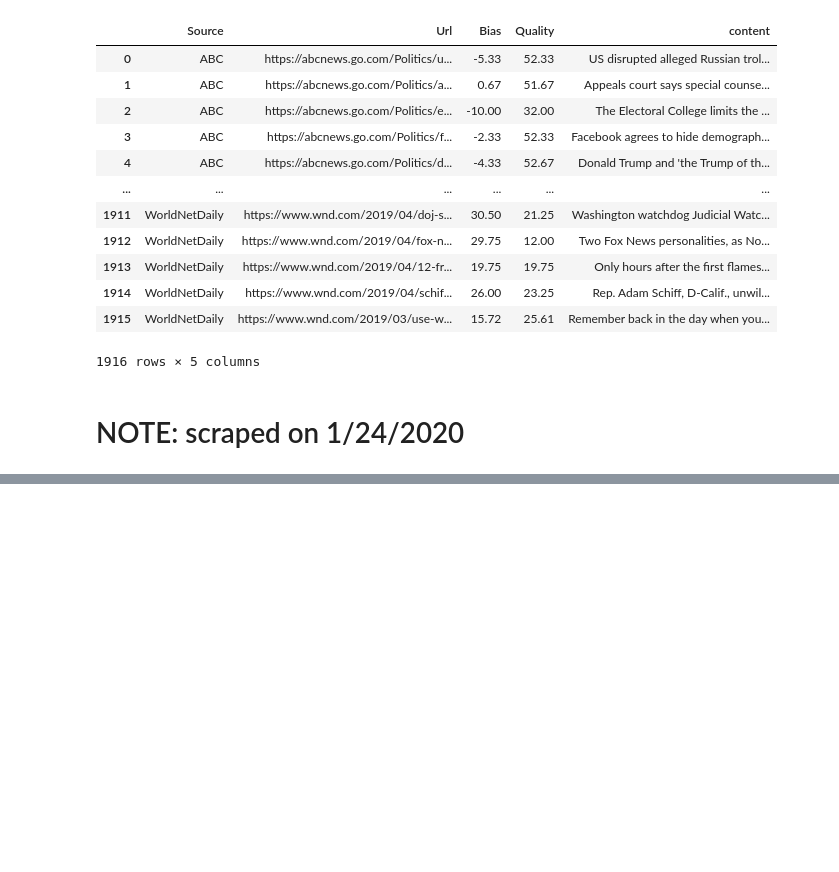
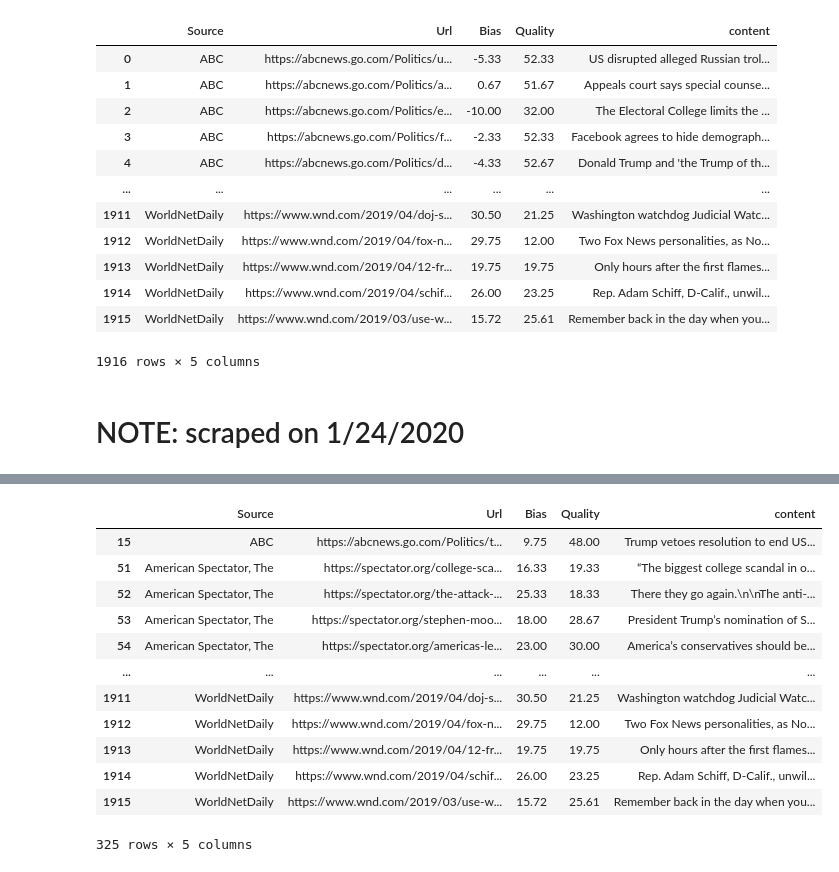
Before and after one commit to WarmCyan/news-bias-research, a Jupyter notebook: notebooks/13_ArticleLevel.ipynb, the cells around one changed output, grey strips where cells are left out. Drawn from its saved outputs; the diff is of its cells as text; code cells hidden in the pictures; blank space fills up the shorter version.

```diff
--- a/notebooks/13_ArticleLevel.ipynb
+++ b/notebooks/13_ArticleLevel.ipynb
@@ -90,0 +159,17 @@ df.to_pickle("../data/raw/mbc_scraped.pkl")
+# %%
+right_df = df_clean[df_clean.Bias > 8.4]
+right_df
+# %% [output]
+|  | Source | Url | Bias | Quality | content |
+| 15 | ABC | https://abcnews.go.com/Politics/t... | 9.75 | 48.00 | Trump vetoes resolution to end US... |
+| 51 | American Spectator, The | https://spectator.org/college-sca... | 16.33 | 19.33 | “The biggest college scandal in o... |
+| 52 | American Spectator, The | https://spectator.org/the-attack-... | 25.33 | 18.33 | There they go again.\n\nThe anti-... |
+| 53 | American Spectator, The | https://spectator.org/stephen-moo... | 18.00 | 28.67 | President Trump’s nomination of S... |
+| 54 | American Spectator, The | https://spectator.org/americas-le... | 23.00 | 30.00 | America’s conservatives should be... |
+| ... | ... | ... | ... | ... | ... |
+| 1911 | WorldNetDaily | https://www.wnd.com/2019/04/doj-s... | 30.50 | 21.25 | Washington watchdog Judicial Watc... |
+| 1912 | WorldNetDaily | https://www.wnd.com/2019/04/fox-n... | 29.75 | 12.00 | Two Fox News personalities, as No... |
+| 1913 | WorldNetDaily | https://www.wnd.com/2019/04/12-fr... | 19.75 | 19.75 | Only hours after the first flames... |
+| 1914 | WorldNetDaily | https://www.wnd.com/2019/04/schif... | 26.00 | 23.25 | Rep. Adam Schiff, D-Calif., unwil... |
+| 1915 | WorldNetDaily | https://www.wnd.com/2019/03/use-w... | 15.72 | 25.61 | Remember back in the day when you... |
+325 rows × 5 columns
```
Also changed, not shown: parts of 5 cells of this notebook, 10 other files.
